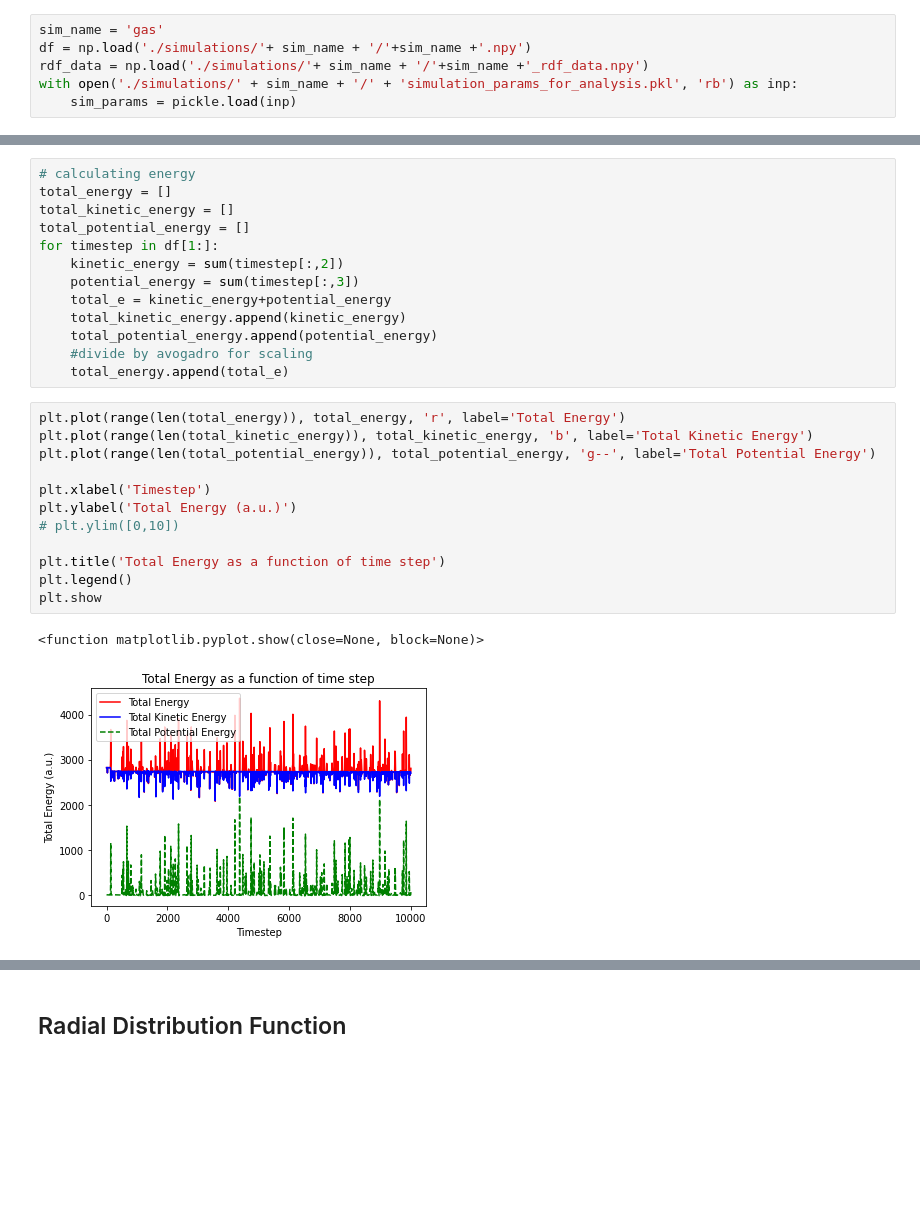
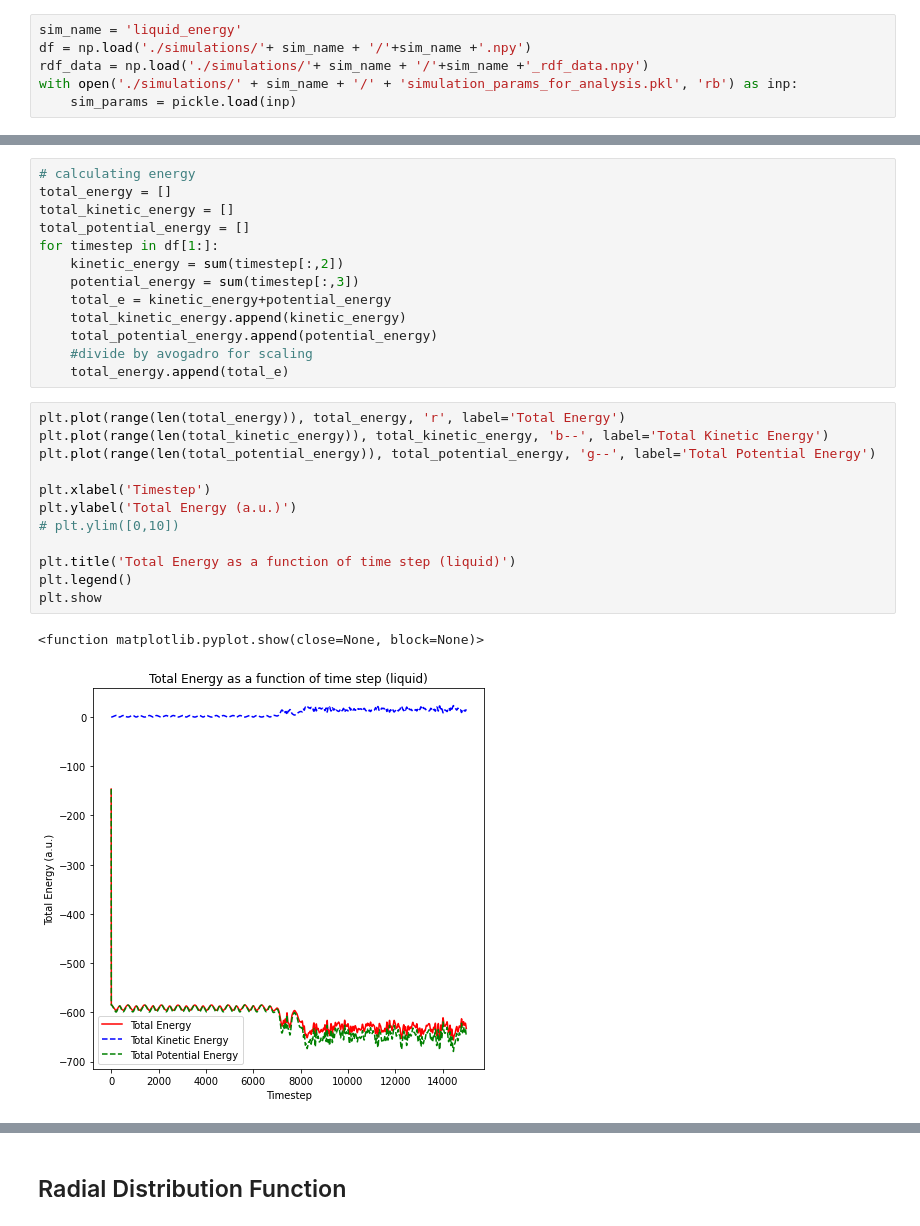
Before and after one commit to tiaanstals/PHYS2923_SSP, a Jupyter notebook: Tracking_Thermodynamic_Quantities.ipynb, the cells around one changed output, grey strips where cells are left out. Cells and saved outputs as stored; diff of their text form; blank space fills up the shorter version.

```diff
--- a/Tracking_Thermodynamic_Quantities.ipynb
+++ b/Tracking_Thermodynamic_Quantities.ipynb
@@ -10,7 +10,7 @@ from math import sqrt
 * To load data, set the `sim_name` property which will gather output data from `./simulations/<sim_name>`
 * This means the simulation needs to have run before you can analyse the data
 # %%
-sim_name = 'gas'
+sim_name = 'liquid_energy'
 df = np.load('./simulations/'+ sim_name + '/'+sim_name +'.npy')
 rdf_data = np.load('./simulations/'+ sim_name + '/'+sim_name +'_rdf_data.npy')
 with open('./simulations/' + sim_name + '/' + 'simulation_params_for_analysis.pkl', 'rb') as inp:
@@ -149,19 +432,19 @@ for timestep in df[1:]:
     total_energy.append(total_e)
 # %%
 plt.plot(range(len(total_energy)), total_energy, 'r', label='Total Energy')
-plt.plot(range(len(total_kinetic_energy)), total_kinetic_energy, 'b', label='Total Kinetic Energy')
+plt.plot(range(len(total_kinetic_energy)), total_kinetic_energy, 'b--', label='Total Kinetic Energy')
 plt.plot(range(len(total_potential_energy)), total_potential_energy, 'g--', label='Total Potential Energy')
 
 plt.xlabel('Timestep')
 plt.ylabel('Total Energy (a.u.)')
 # plt.ylim([0,10])
 
-plt.title('Total Energy as a function of time step')
+plt.title('Total Energy as a function of time step (liquid)')
 plt.legend()
 plt.show
 # %% [output]
 <function matplotlib.pyplot.show(close=None, block=None)>
-[figure, old version]
+[figure, new version]
 # %%
 # velocity distribution
 vels = df[4][:,5]
```
Also changed, not shown: parts of 21 cells of this notebook, 8 other files.
